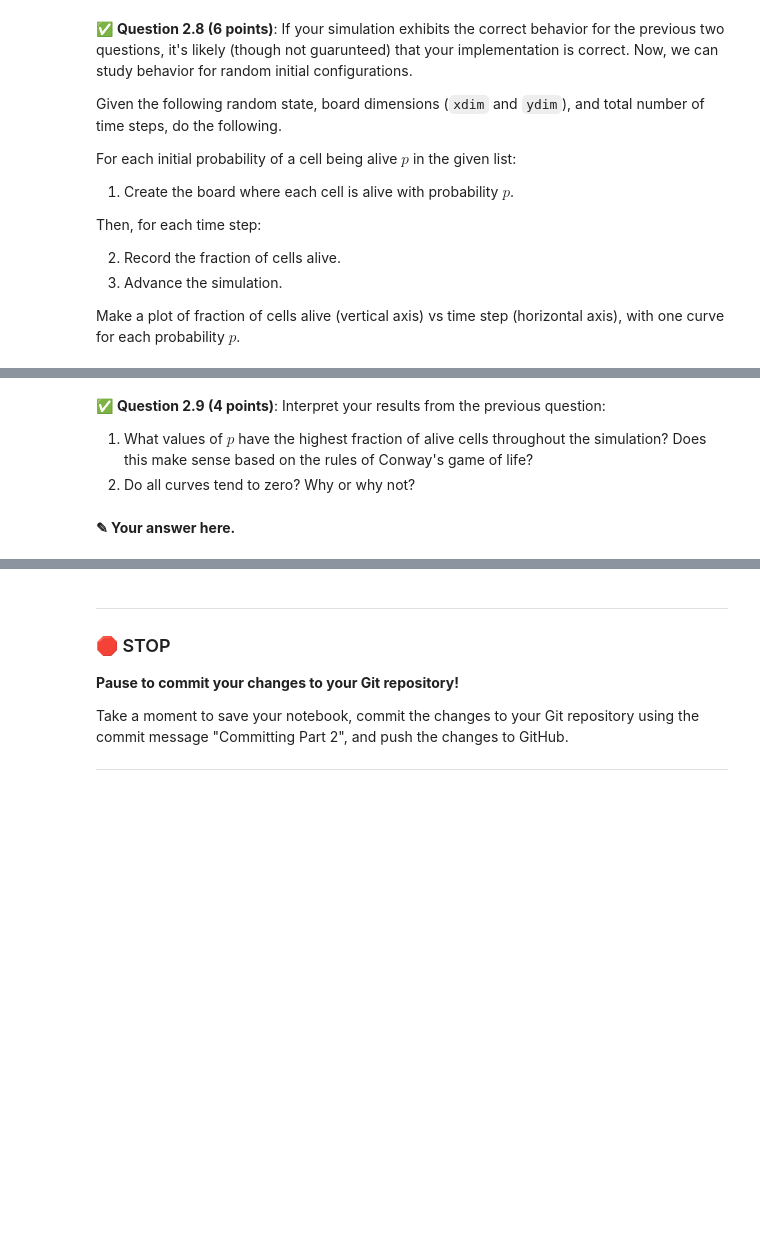
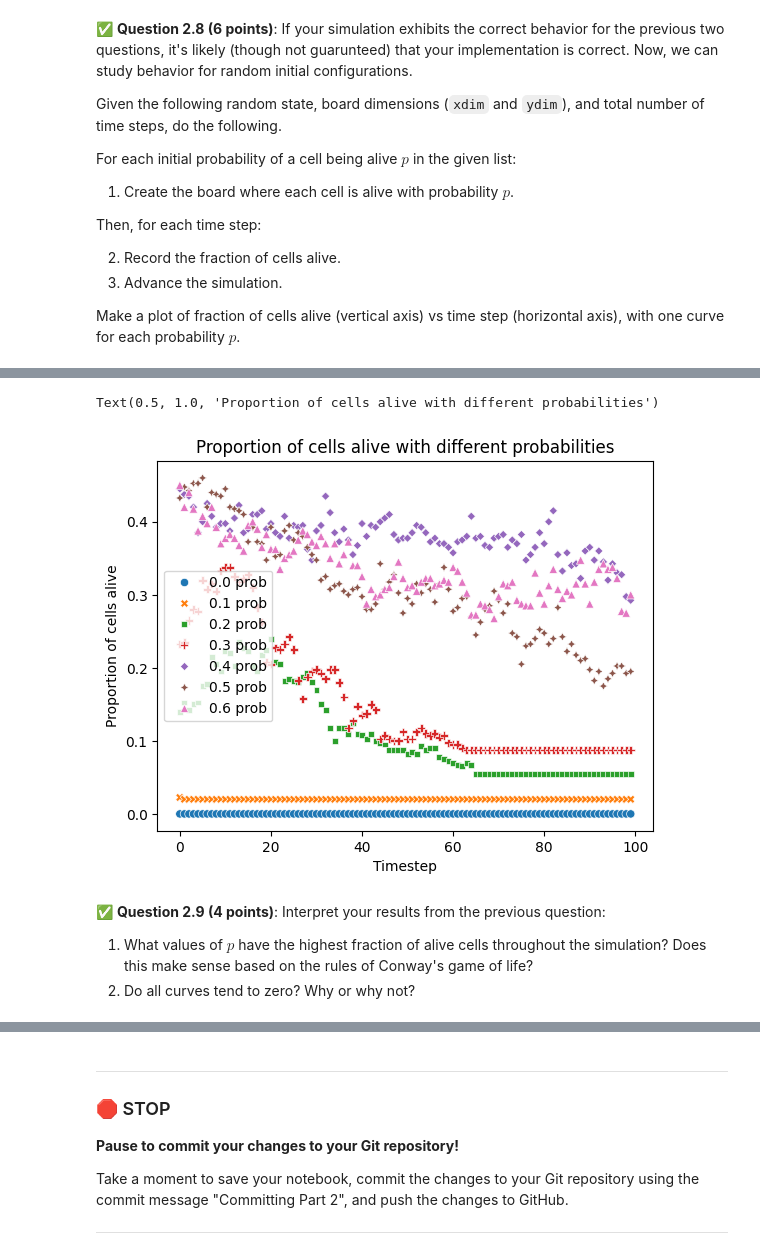
Before and after one commit to JustinTrannn/CMSE202-f25-turnin, a Jupyter notebook: hw-02/HW-02_ABMandGraphTheory-STUDENT.ipynb, the cells around one changed output, grey strips where cells are left out. Drawn from its saved outputs; the diff is of its cells as text; code cells hidden in the pictures; blank space fills up the shorter version.

```diff
--- a/hw-02/HW-02_ABMandGraphTheory-STUDENT.ipynb
+++ b/hw-02/HW-02_ABMandGraphTheory-STUDENT.ipynb
@@ -369,7 +592,13 @@ alive_probabilities = [0.0, 0.1, 0.2, 0.3, 0.4, 0.5, 0.6]
+# %%
+sns.scatterplot(data=probability_df)
+plt.xlabel('Timestep')
+plt.ylabel('Proportion of cells alive')
+plt.title('Proportion of cells alive with different probabilities')
+# %% [output]
+Text(0.5, 1.0, 'Proportion of cells alive with different probabilities')
+[figure, added]
 # %% [markdown]
 &#9989; **Question 2.9 (4 points)**: Interpret your results from the previous question:
 
 1. What values of $p$ have the highest fraction of alive cells throughout the simulation? Does this make sense based on the rules of Conway's game of life?
 2. Do all curves tend to zero? Why or why not?
-# %% [markdown]
-**<font size=+3>&#9998;</font> Your answer here.**
```
Also changed, not shown: parts of 18 cells of this notebook.
